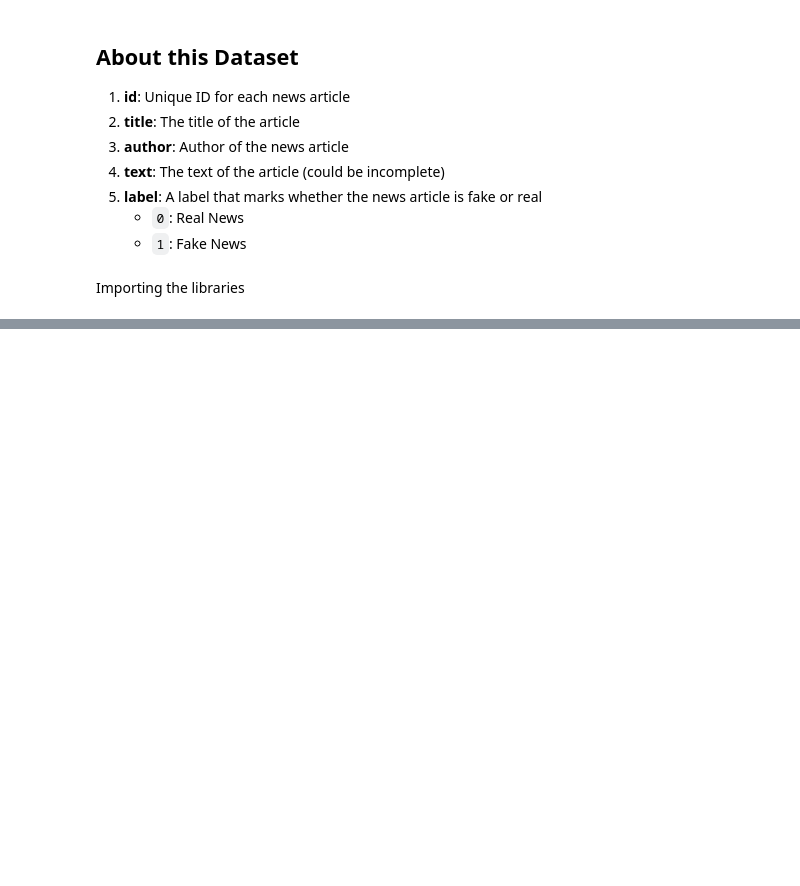
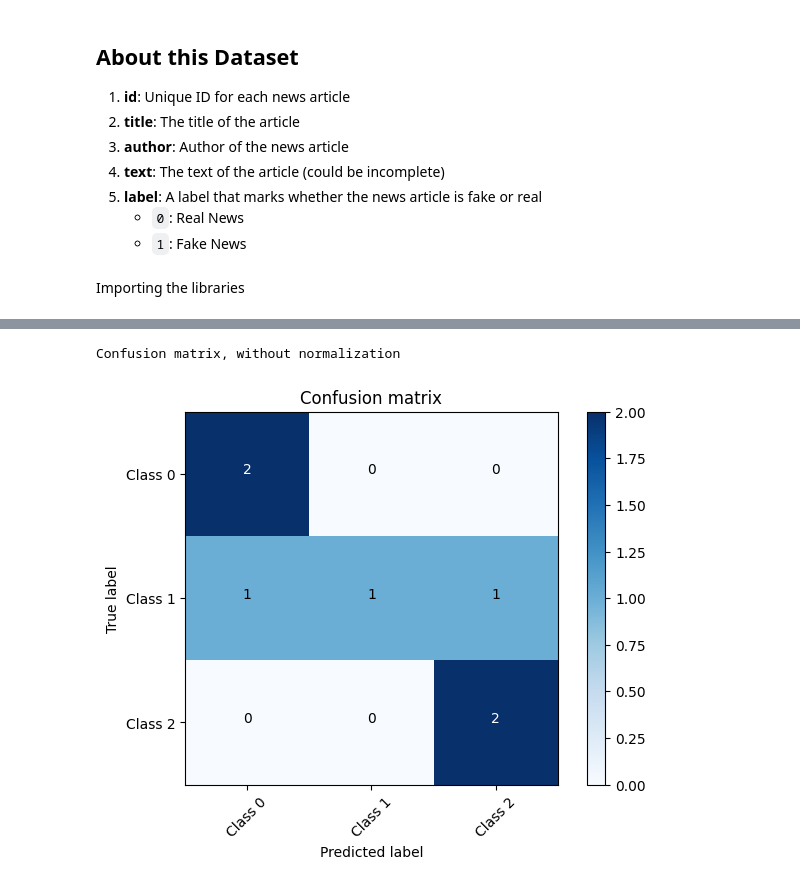
Before and after one commit to jaydeep3704/fake_news_detection, a Jupyter notebook: classifier.ipynb, the cells around one changed output, grey strips where cells are left out. Saved outputs shown, nothing was run; the diff lists cells and outputs as text; code cells hidden in the pictures; blank space fills up the shorter version.

```diff
--- a/classifier.ipynb
+++ b/classifier.ipynb
@@ -254,0 +53,19 @@ The news is Fake
+# %%
+df=df.dropna()
+# %%
+messages=df.copy()
+# %%
+messages.reset_index(inplace=True)
+# %%
+from nltk.corpus import stopwords
+from nltk.stem.porter import PorterStemmer
+import re
+ps=PorterStemmer()
+corpus=[]
+for i in range (0,len(messages)):
+    review=re.sub('[^a-zA-Z]',' ',messages['title'][i])
+    review=review.lower()
+    review=review.split()
+    review=[ps.stem(word) for word in review if word not in stopwords.words('english') ]
+    review=' '.join(review)
+    corpus.append(review)
@@ -254,0 +145,51 @@ The news is Fake
+# %%
+import matplotlib.pyplot as plt
+import numpy as np
+import itertools
+from sklearn.metrics import confusion_matrix
+
+def plot_confusion_matrix(cm, classes,
+                          normalize=False,
+                          title='Confusion matrix',
+                          cmap=plt.cm.Blues):
+    """
+    This function prints and plots the confusion matrix.
+    Normalization can be applied by setting `normalize=True`.
+    """
+    plt.imshow(cm, interpolation='nearest', cmap=cmap)
+    plt.title(title)
+    plt.colorbar()
+    tick_marks = np.arange(len(classes))
+    plt.xticks(tick_marks, classes, rotation=45)
+    plt.yticks(tick_marks, classes)
+
+    if normalize:
+        cm = cm.astype('float') / cm.sum(axis=1)[:, np.newaxis]
+        print("Normalized confusion matrix")
+    else:
+        print('Confusion matrix, without normalization')
+
+    thresh = cm.max() / 2.
+    for i, j in itertools.product(range(cm.shape[0]), range(cm.shape[1])):
+        plt.text(j, i, cm[i, j],
+                 horizontalalignment="center",
+                 color="white" if cm[i, j] > thresh else "black")
+
+    plt.tight_layout()
+    plt.ylabel('True label')
+    plt.xlabel('Predicted label')
+    plt.show()  # This will display the plot
+
+# Sample data for testing
+y_true = [0, 1, 2, 2, 0, 1, 1]  # True labels
+y_pred = [0, 0, 2, 2, 0, 2, 1]  # Predicted labels
+classes = ['Class 0', 'Class 1', 'Class 2']  # Class names
+
+# Compute confusion matrix
+cm = confusion_matrix(y_true, y_pred)
+
+# Call the plot function
+plot_confusion_matrix(cm, classes, normalize=False)
+# %% [output]
+Confusion matrix, without normalization
+[figure, added]
```
Also changed, not shown: parts of 62 cells of this notebook, 29 other files.
